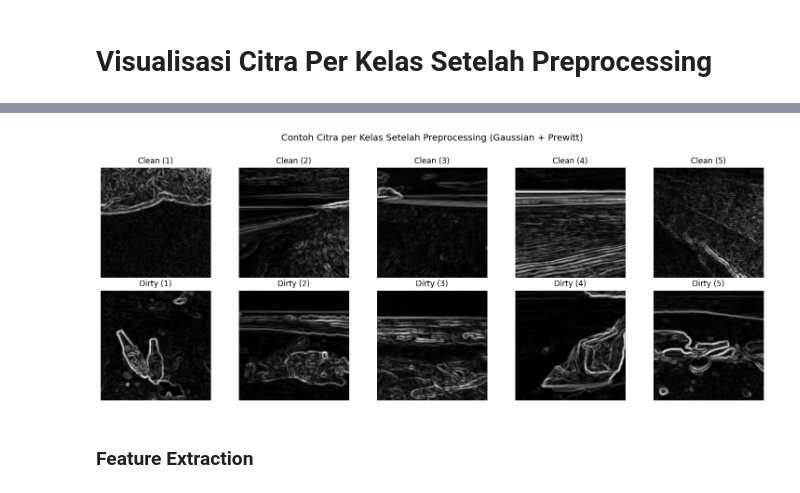
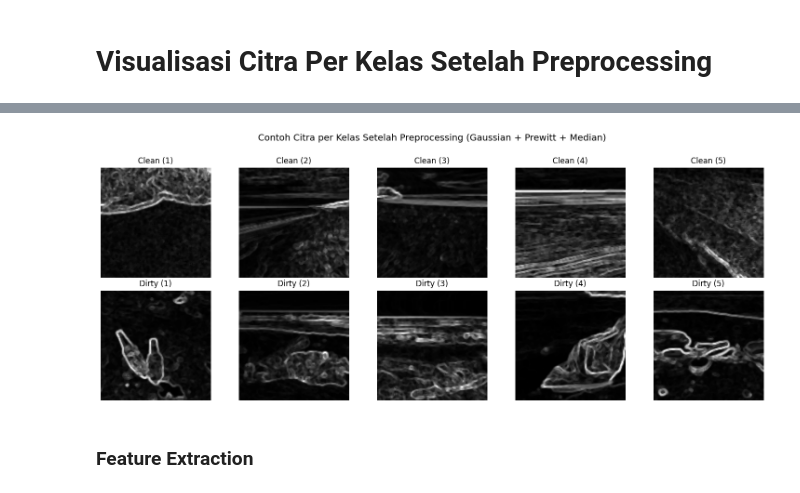
Before and after one commit to Enixma05/Proyek-PCD-34, a Jupyter notebook: Percobaan2.ipynb, the cells around one changed output, grey strips where cells are left out. Cells and saved outputs as stored; diff of their text form; code cells hidden in the pictures.

```diff
--- a/PercobaanG.ipynb
+++ b/Percobaan2.ipynb
@@ -596,0 +557,20 @@ Komponen utama dalam proses ini adalah perhitungan nilai maksimum dalam array un
+# %%
+def filter_median_3x3(citra_input):
+    tinggi, panjang = citra_input.shape[:2]
+
+    tinggi_hasil = tinggi-2 # kurangin padding tadi
+    panjang_hasil = panjang-2
+
+    hasil = np.zeros((tinggi_hasil, panjang_hasil), dtype=citra_input.dtype)
+
+    for i in range(tinggi_hasil):
+        for j in range(panjang_hasil):
+            arr_jendela = []
+            for k in range(i, i+3):
+                for l in range(j, j+3):
+                    arr_jendela.append(citra_input[k, l])
+            arr_jendela.sort()
+            median = arr_jendela[4]
+            hasil[i, j] = median
+
+    return hasil
@@ -607,9 +600,10 @@ labels_combined = np.concatenate((labels, labels_augmented), axis=0)
 dataPreprocessed = [] # variabel ini digunakan untuk menyimpan img hasil preprocessing
 for i in range(len(data_combined)): # Loop through each image and do preprocessing
 	img = data_combined[i] # ambil img yang akan dipreprocessing dari array data
-	img = apply_kernel(img, kernel_gaussian) # sharpening
+	img = apply_kernel(img, kernel_gaussian) # blur
 	img = edge_detection(img, kernel_prewitt_Gx, kernel_prewitt_Gy) # berubah jadi float32
 	img = G_normalized(img) # kembalikan float32 ke uint8
+	img = filter_median_3x3(img) # median
 
 	dataPreprocessed.append(img) # tambah dataPreprocessed dengan img yang tadi telah diproses
 
@@ -694,24 +684,24 @@ Komponen utama yang digunakan dalam visualisasi ini adalah labels_combined yang
 # %%
 # Gunakan labels_combined karena dataPreprocessed berasal dari data_combined
 unique_labels = np.unique(labels_combined)
 
 plt.figure(figsize=(15, 3 * len(unique_labels)))  # Tinggi disesuaikan jumlah kelas
 
 for i, label in enumerate(unique_labels):
     # Ambil indeks untuk label tersebut
     idxs = np.where(labels_combined == label)[0][:5]  # Ambil maksimal 5 indeks pertama
 
     for j, idx in enumerate(idxs):
         plt.subplot(len(unique_labels), 5, i * 5 + j + 1)
         plt.imshow(dataPreprocessed[idx], cmap='gray')
         plt.title(f"{label} ({j + 1})")
         plt.axis('off')
 
-plt.suptitle("Contoh Citra per Kelas Setelah Preprocessing (Gaussian + Prewitt)", fontsize=14)
+plt.suptitle("Contoh Citra per Kelas Setelah Preprocessing (Gaussian + Prewitt + Median)", fontsize=14)
 plt.tight_layout(rect=[0, 0, 1, 0.97])  # Supaya title tidak terpotong
 plt.show()
 # %% [output]
-[figure, old version]
+[figure, new version]
 # %%
 # label_target = 'Dirty'
 
```
Also changed, not shown: parts of 53 cells of this notebook, 7 other files.
